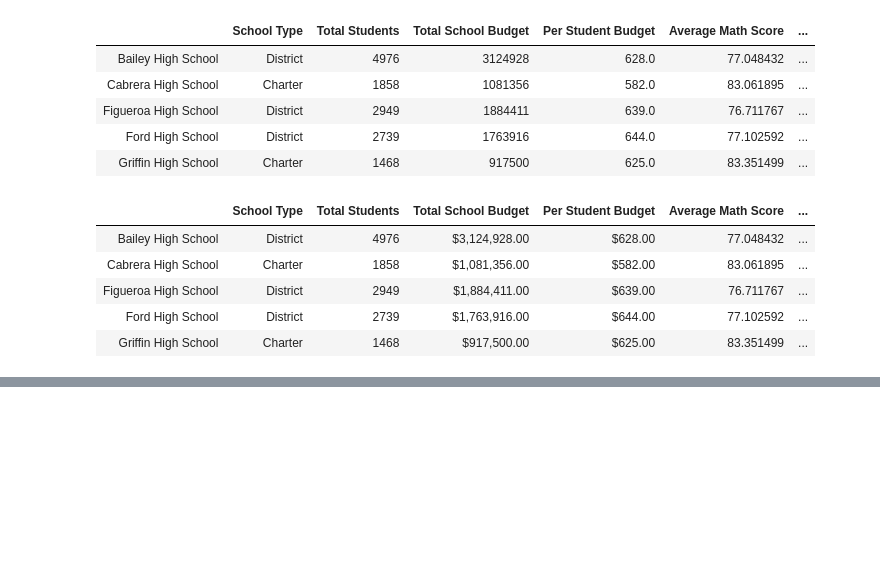
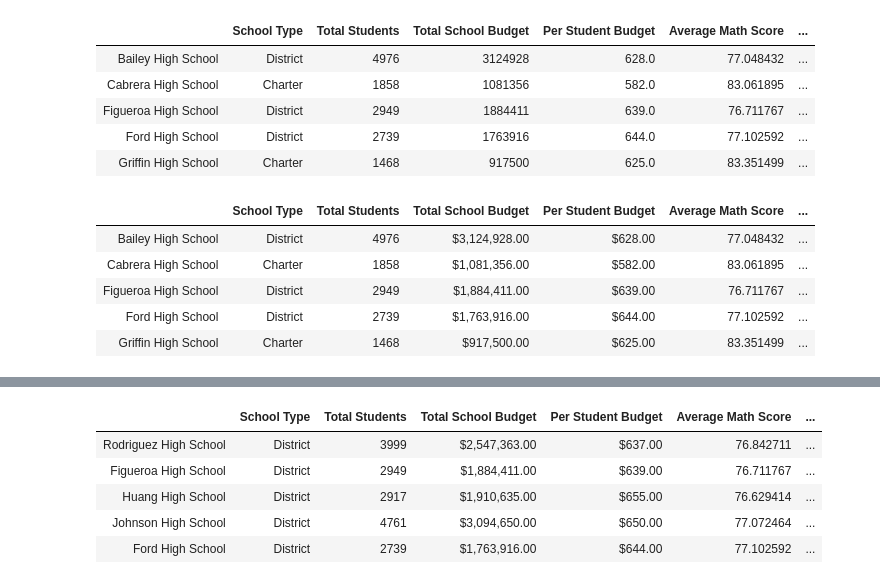
Before and after one commit to CLAMONT73/School_District_Analysis, a Jupyter notebook: PyCitySchools.ipynb, the cells around one changed output, grey strips where cells are left out. Saved outputs shown, nothing was run; the diff lists cells and outputs as text; code cells hidden in the pictures; blank space fills up the shorter version.

```diff
--- a/PyCitySchools.ipynb
+++ b/PyCitySchools.ipynb
@@ -1073,0 +1088,14 @@ per_school_summary_df.head()
+# %%
+# Sort and show 5 lowest-performing schools based on % overall passing. Same as above but ascending=True to sort
+# low to high (the default).
+
+bottom_schools = per_school_summary_df.sort_values(["% Overall Passing"], ascending=True)
+
+bottom_schools.head()
+# %% [output]
+|  | School Type | Total Students | Total School Budget | Per Student Budget | Average Math Score | ... |
+| Rodriguez High School | District | 3999 | $2,547,363.00 | $637.00 | 76.842711 | ... |
+| Figueroa High School | District | 2949 | $1,884,411.00 | $639.00 | 76.711767 | ... |
+| Huang High School | District | 2917 | $1,910,635.00 | $655.00 | 76.629414 | ... |
+| Johnson High School | District | 4761 | $3,094,650.00 | $650.00 | 77.072464 | ... |
+| Ford High School | District | 2739 | $1,763,916.00 | $644.00 | 77.102592 | ... |
```
Also changed, not shown: parts of 1 cell of this notebook.
